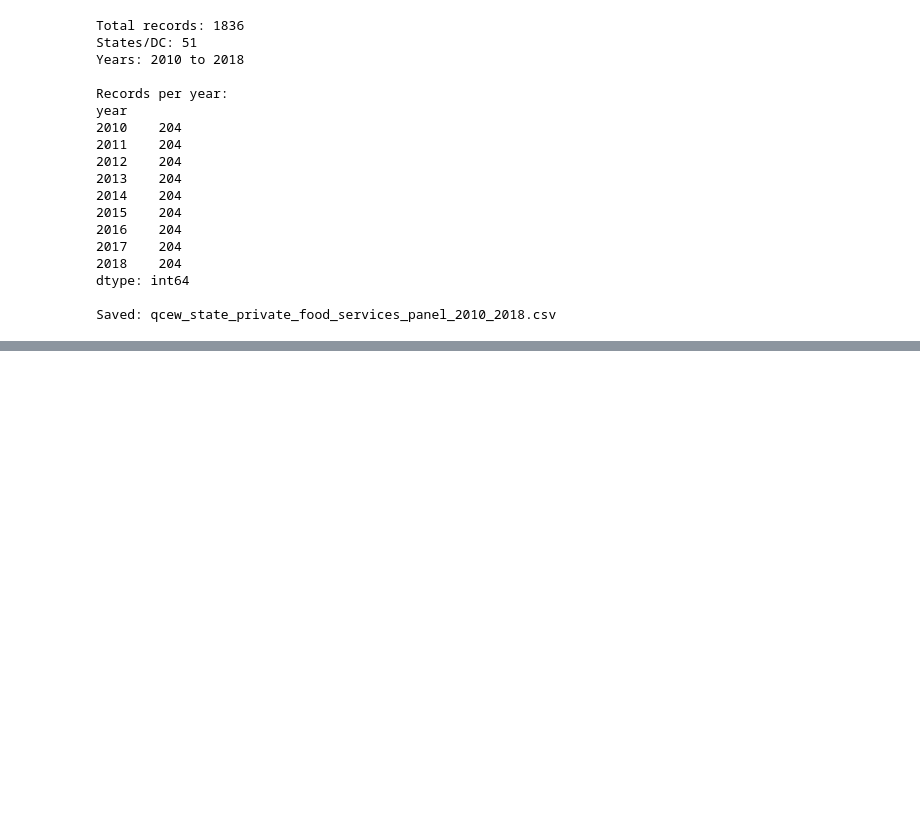
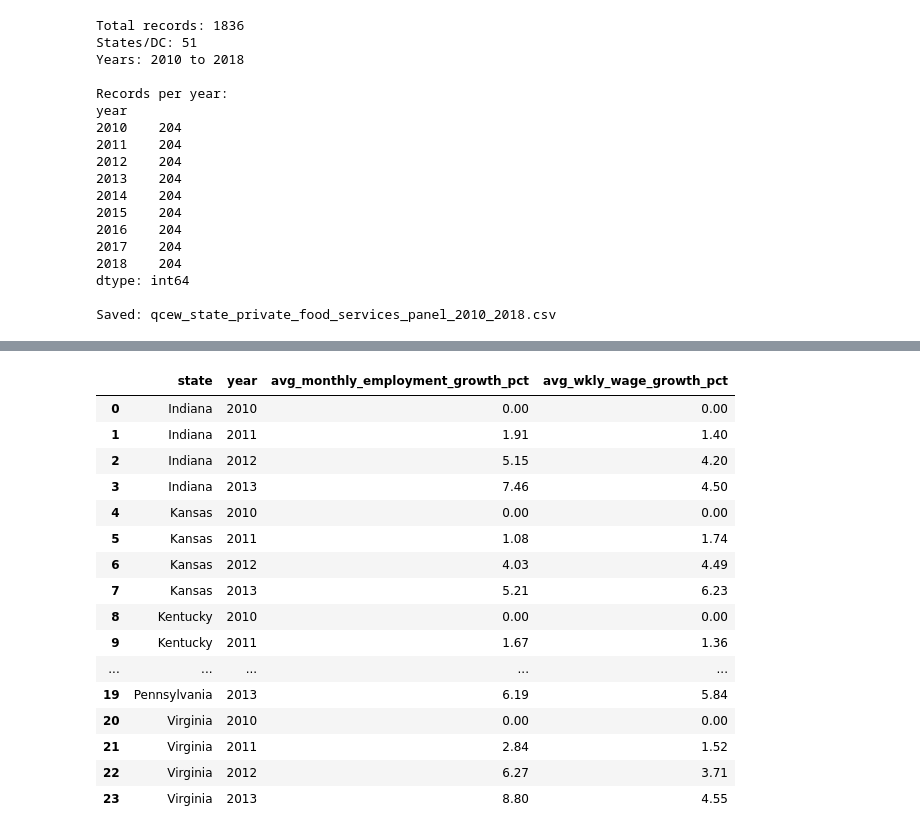
Before and after one commit to RohanDevre36/Minimum-wage-causal-analysis, a Jupyter notebook: 01_Data_Collection.ipynb, the cells around one changed output, grey strips where cells are left out. Saved outputs shown, nothing was run; the diff lists cells and outputs as text; code cells hidden in the pictures; blank space fills up the shorter version.

```diff
--- a/01_Data_Collection.ipynb
+++ b/01_Data_Collection.ipynb
@@ -1079,0 +1758,76 @@ Saved: qcew_state_private_food_services_panel_2010_2018.csv
+# %%
+##Build a pre-policy comparison table for all candidates
+# Include New Jersey, Pennsylvania, and the four additional candidates.
+state_names = {
+    "34000": "New Jersey",
+    "42000": "Pennsylvania",
+    "18000": "Indiana",
+    "20000": "Kansas",
+    "21000": "Kentucky",
+    "51000": "Virginia"
+}
+
+# Use only pre-policy observations so screening does not depend
+# on the estimated post-policy results.
+screening_data = panel.loc[
+    panel["area_fips"].isin(state_names)
+    & panel["year"].between(2010, 2013)
+].copy()
+
+screening_data["state"] = screening_data["area_fips"].map(state_names)
+
+# Average the four quarterly observations within each state and year.
+# Weekly wages here are a simple average of quarterly averages,
+# not an employment-weighted annual wage measure.
+annual_pre = (
+    screening_data.groupby(["state", "year"])[
+        ["avg_monthly_employment", "avg_wkly_wage"]
+    ]
+    .mean()
+    .reset_index()
+    .sort_values(["state", "year"])
+)
+
+# Express changes relative to each state's 2010 annual average.
+for column in ["avg_monthly_employment", "avg_wkly_wage"]:
+    baseline = annual_pre.groupby("state")[column].transform("first")
+
+    annual_pre[f"{column}_growth_pct"] = (
+        annual_pre[column] / baseline - 1
+    ) * 100
+
+# Display every pre-policy year, not just the final growth difference.
+display(
+    annual_pre[
+        [
+            "state", "year",
+            "avg_monthly_employment_growth_pct",
+            "avg_wkly_wage_growth_pct"
+        ]
+    ].round(2)
+)
+
+# Save the screening table for documentation.
+screening_path = (
+    PROJECT_DIR / "data_processed"
+    / "candidate_states_pre_policy_growth_2010_2013.csv"
+)
+annual_pre.to_csv(screening_path, index=False)
+# %% [output]
+|  | state | year | avg_monthly_employment_growth_pct | avg_wkly_wage_growth_pct |
+| 0 | Indiana | 2010 | 0.00 | 0.00 |
+| 1 | Indiana | 2011 | 1.91 | 1.40 |
+| 2 | Indiana | 2012 | 5.15 | 4.20 |
+| 3 | Indiana | 2013 | 7.46 | 4.50 |
+| 4 | Kansas | 2010 | 0.00 | 0.00 |
+| 5 | Kansas | 2011 | 1.08 | 1.74 |
+| 6 | Kansas | 2012 | 4.03 | 4.49 |
+| 7 | Kansas | 2013 | 5.21 | 6.23 |
+| 8 | Kentucky | 2010 | 0.00 | 0.00 |
+| 9 | Kentucky | 2011 | 1.67 | 1.36 |
+| ... | ... | ... | ... | ... |
+| 19 | Pennsylvania | 2013 | 6.19 | 5.84 |
+| 20 | Virginia | 2010 | 0.00 | 0.00 |
+| 21 | Virginia | 2011 | 2.84 | 1.52 |
+| 22 | Virginia | 2012 | 6.27 | 3.71 |
+| 23 | Virginia | 2013 | 8.80 | 4.55 |
```
Also changed, not shown: parts of 15 cells of this notebook.
